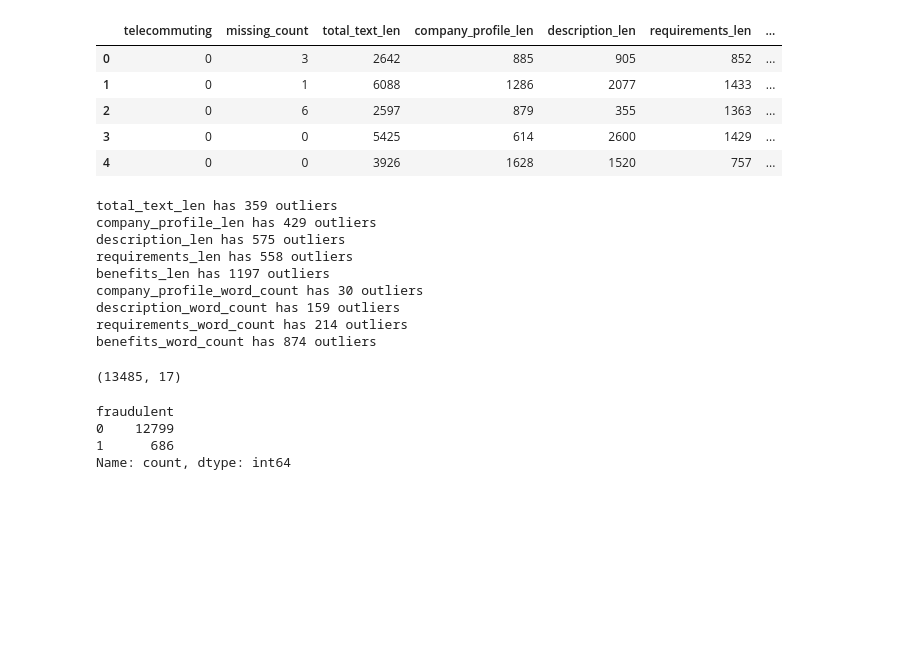
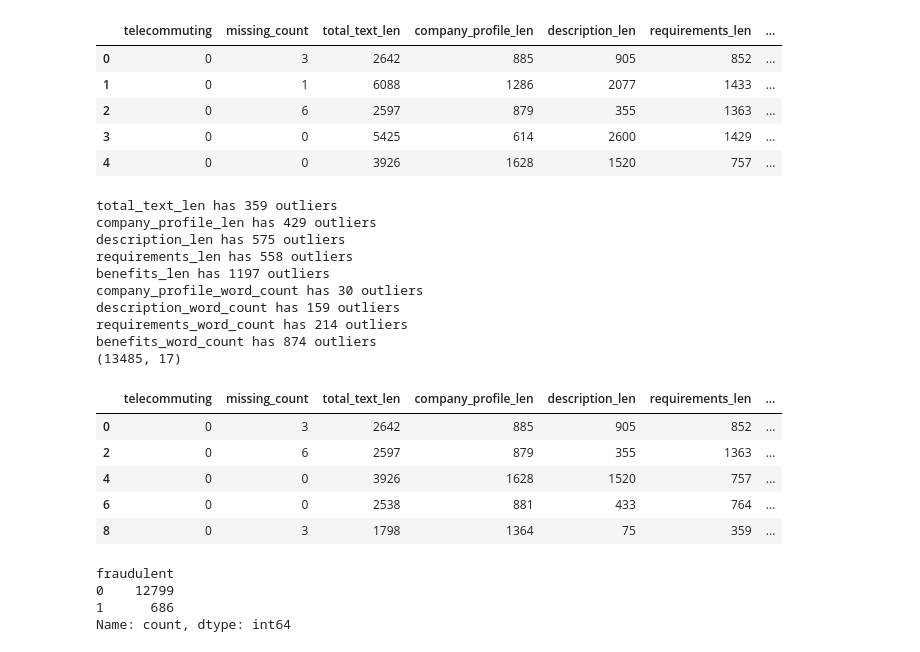
Before and after one commit to Bearson678/fake-job-posting_DL_Project, a Jupyter notebook: EDA.ipynb, the cells around one changed output. Cells and saved outputs as stored; diff of their text form; code cells hidden in the pictures; blank space fills up the shorter version.

```diff
--- a/EDA.ipynb
+++ b/EDA.ipynb
@@ -983,30 +983,37 @@ numeric_df.head()
 # %%
 ## Check the statistics of the numeric columns to see if there are any outliers that need to be removed before modeling
 
 non_binary_cols = ["total_text_len", "company_profile_len", "description_len", "requirements_len", "benefits_len", "company_profile_word_count",\
     "description_word_count", "requirements_word_count", "benefits_word_count"]
 for col in non_binary_cols:
     q1 = numeric_df[col].quantile(0.25)
     q3 = numeric_df[col].quantile(0.75)
     iqr = q3 - q1
     lower_bound = q1 - 1.5 * iqr
     upper_bound = q3 + 1.5 * iqr
     outliers = numeric_df[(numeric_df[col] < lower_bound) | (numeric_df[col] > upper_bound)]
     ## Remove outliers from the dataset
     numeric_df = numeric_df[(numeric_df[col] >= lower_bound) & (numeric_df[col] <= upper_bound)]
     print(f"{col} has {len(outliers)} outliers")
-numeric_df.shape
+print(numeric_df.shape)
+numeric_df.head()
 # %% [output]
 total_text_len has 359 outliers
 company_profile_len has 429 outliers
 description_len has 575 outliers
 requirements_len has 558 outliers
 benefits_len has 1197 outliers
 company_profile_word_count has 30 outliers
 description_word_count has 159 outliers
 requirements_word_count has 214 outliers
 benefits_word_count has 874 outliers
+(13485, 17)
-(13485, 17)
+|  | telecommuting | missing_count | total_text_len | company_profile_len | description_len | requirements_len | ... |
+| 0 | 0 | 3 | 2642 | 885 | 905 | 852 | ... |
+| 2 | 0 | 6 | 2597 | 879 | 355 | 1363 | ... |
+| 4 | 0 | 0 | 3926 | 1628 | 1520 | 757 | ... |
+| 6 | 0 | 0 | 2538 | 881 | 433 | 764 | ... |
+| 8 | 0 | 3 | 1798 | 1364 | 75 | 359 | ... |
 # %%
 ## Check fraud split
 
```
